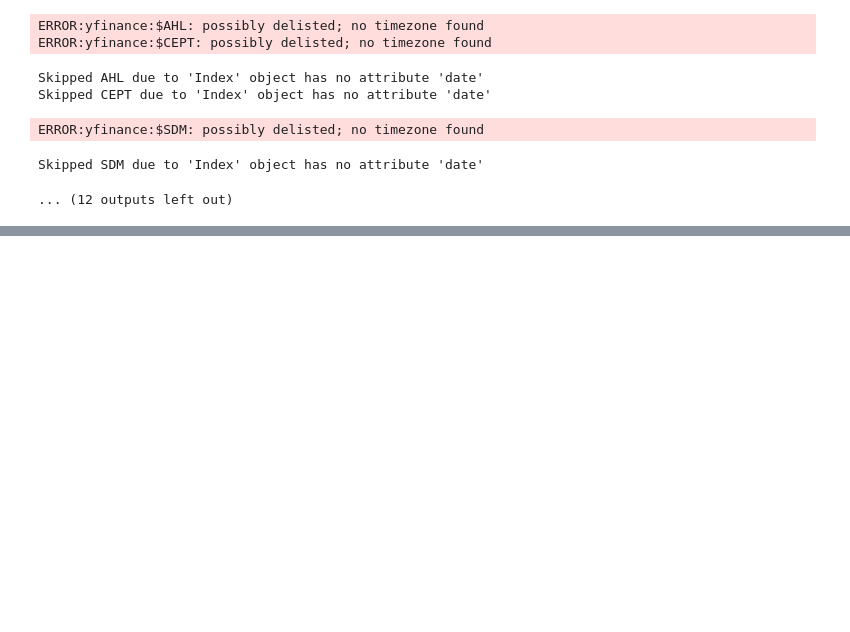
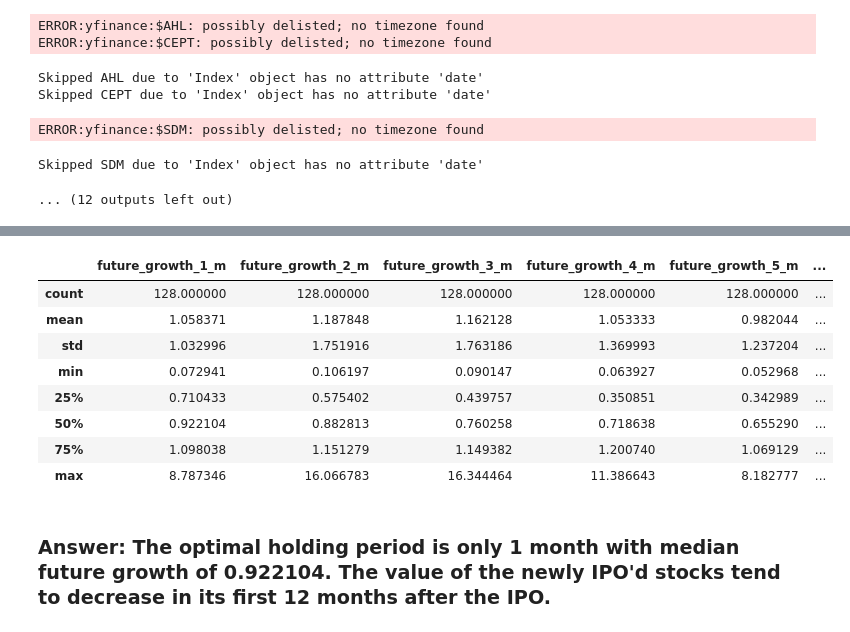
Before and after one commit to romadvincula/learn, a Jupyter notebook: dtc/stock-market-analytics-zoomcamp-2026/02-dataframe-analysis/homework2_answered.ipynb, the cells around one changed output, grey strips where cells are left out. Saved outputs shown, nothing was run; the diff lists cells and outputs as text; code cells hidden in the pictures; blank space fills up the shorter version.

```diff
--- a/dtc/stock-market-analytics-zoomcamp-2026/02-dataframe-analysis/homework2_answered.ipynb
+++ b/dtc/stock-market-analytics-zoomcamp-2026/02-dataframe-analysis/homework2_answered.ipynb
@@ -297,0 +372,7 @@ display(stocks_filtered.describe())
+# %%
+# convert 1st day close to numeric
+filtered_df["close_1st_day"] = pd.to_numeric(filtered_df["1st Day Close"].str.replace("$", ""), errors="coerce")
+entry_df = filtered_df[["Symbol", "Offer Date", "close_1st_day"]]
+entry_df.rename(columns={"Symbol": "ticker", "Offer Date": "min_date"}, inplace=True)
+entry_df["ticker-mindate"] = entry_df["ticker"] + entry_df["min_date"].dt.strftime("%Y-%m-%d")
+entry_df.head(3)
@@ -297,0 +398,4 @@ display(stocks_filtered.describe())
+# %%
+# create join column for later
+stocks_df["ticker-date"] = stocks_df["ticker"] + stocks_df["Date"].dt.strftime("%Y-%m-%d")
+stocks_df.head(3)
@@ -297,0 +408,14 @@ display(stocks_filtered.describe())
+# %%
+merged_df = pd.merge(
+    entry_df,
+    stocks_df,
+    how="inner",
+    left_on="ticker-mindate",
+    right_on="ticker-date",
+    validate="many_to_one"
+)[["ticker_x", "future_growth_1_m", "future_growth_2_m", "future_growth_3_m",
+   "future_growth_4_m", "future_growth_5_m", "future_growth_6_m", "future_growth_7_m",
+   "future_growth_8_m", "future_growth_9_m", "future_growth_10_m", "future_growth_11_m",
+   "future_growth_12_m"
+   ]]
+display(merged_df.head())
@@ -297,0 +429,14 @@ display(stocks_filtered.describe())
+# %%
+merged_df.describe()
+# %% [output]
+|  | future_growth_1_m | future_growth_2_m | future_growth_3_m | future_growth_4_m | future_growth_5_m | ... |
+| count | 128.000000 | 128.000000 | 128.000000 | 128.000000 | 128.000000 | ... |
+| mean | 1.058371 | 1.187848 | 1.162128 | 1.053333 | 0.982044 | ... |
+| std | 1.032996 | 1.751916 | 1.763186 | 1.369993 | 1.237204 | ... |
+| min | 0.072941 | 0.106197 | 0.090147 | 0.063927 | 0.052968 | ... |
+| 25% | 0.710433 | 0.575402 | 0.439757 | 0.350851 | 0.342989 | ... |
+| 50% | 0.922104 | 0.882813 | 0.760258 | 0.718638 | 0.655290 | ... |
+| 75% | 1.098038 | 1.151279 | 1.149382 | 1.200740 | 1.069129 | ... |
+| max | 8.787346 | 16.066783 | 16.344464 | 11.386643 | 8.182777 | ... |
+# %% [markdown]
+### Answer: The optimal holding period is only 1 month with median future growth of 0.922104. The value of the newly IPO'd stocks tend to decrease in its first 12 months after the IPO.
```
Also changed, not shown: parts of 11 cells of this notebook.
